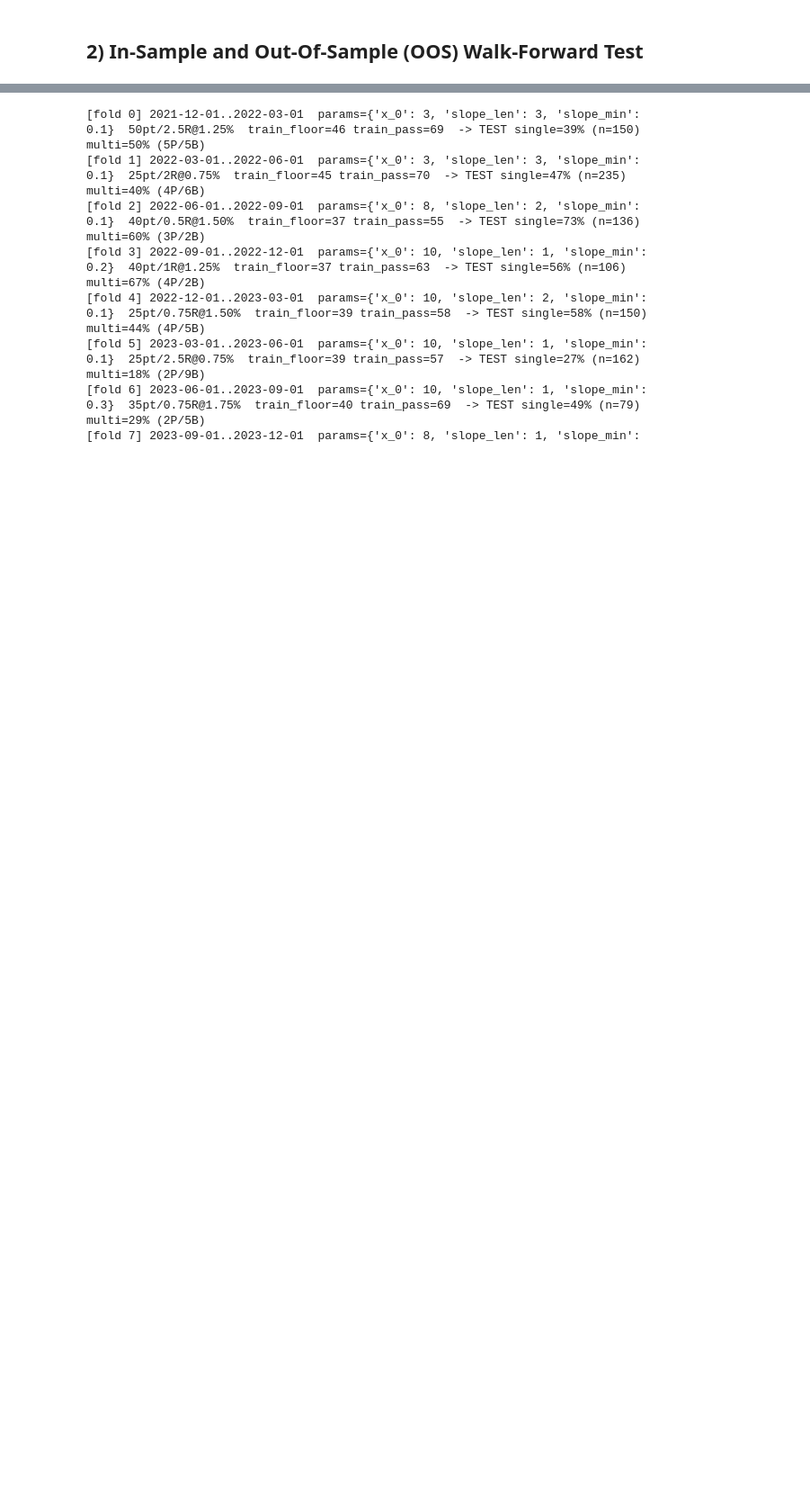
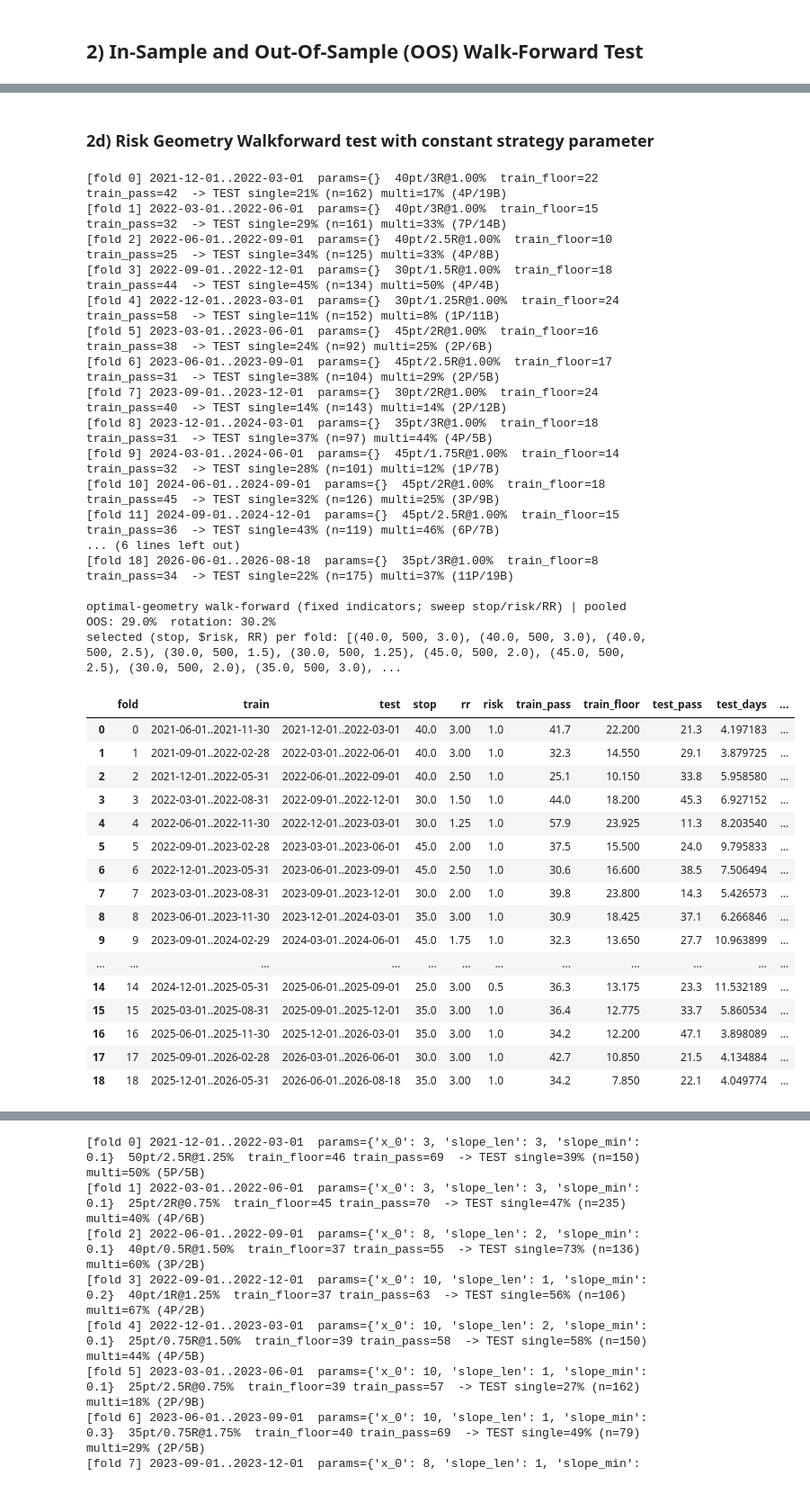
Before and after one commit to 2115hsun/Propfirm-Convex-Payoff-Analysis, a Jupyter notebook: Master Analysis/analysis_notebook_1 (updated 08.09.26).ipynb, the cells around one changed output, grey strips where cells are left out. Shown at 90% size. Saved outputs shown, nothing was run; the diff lists cells and outputs as text; code cells hidden in the pictures; blank space fills up the shorter version.

```diff
--- a/Master Analysis/analysis_notebook_1 (updated 08.09.26).ipynb
+++ b/Master Analysis/analysis_notebook_1 (updated 08.09.26).ipynb
@@ -100,9 +158,9 @@ STRATEGIES = {
 }
 # %%
 # ===================== THE ONLY CHOICES =====================
-STRATEGY   = "kernel_bos"          # <-- switch strategy here, one line
+STRATEGY   = "kernel_regime"          # <-- switch strategy here, one line
 FIRM       = get_firm("topstep")
-DATA_PATH  = "data/NQ.ohlcv-1m.parquet"
+DATA_PATH  = "data/NQ.ohlcv-1m (1).parquet"
 STOP_GRID  = [25, 30, 35, 40, 45, 50]                       # POINTS — the swept stop axis
 RR_GRID    = [0.5, 0.75, 1.0, 1.25, 1.5, 1.75, 2.0, 2.5, 2.75, 3.0]
 RISK_PCTS  = np.round(np.arange(0.25, 3.51, 0.25), 2)
@@ -195,0 +587,72 @@ PARAM_GRID = {
+# %% [markdown]
+### 2d) Risk Geometry Walkforward test with constant strategy parameter
+# %%
+FIXED_KR = dict(h=8.0, r=8.0, x_0=1, slope_len=3, slope_min=0.15, atr_len=14,
+                er_len=5, er_min=0.30, confirm_bars=1, src="close",
+                allow_long=True, allow_short=True,
+                filter_clear_prior=True, filter_displacement=False, disp_wick_frac=0.20,
+                min_body_pts=10.0,          # <- lowered from 15 (candles are small-point)
+                use_er=True,
+                use_slope=True,           # <- NEW: no slope gate/grey; direction from kernel flip
+                body_frac_prev=0.9,
+                check_next=True, min_gap_bars=5,
+                max_scan_bars=1,           # <- NEW: entry stays near the flip, not late
+                sess_start="09:30", sess_end="11:15")  # session inside strategy
+def factory_kregime(**swept):
+    return __import__("strategies.kernel_er", fromlist=["get_strategy"]).get_strategy(**{**FIXED_KR, **swept})
+
+PARAM_GRID_KR = {}                       # indicators fixed — nothing swept on the strategy
+STOP_GRID  = [20, 25, 30, 35, 40, 45]                        # swept
+RISK_PCTS  = [d / FIRM.start_balance * 100 for d in (200, 250, 500, 1000)]   # $200/$250/$500/$1000
+RR_GRID    = [0.5, 0.75, 1.0, 1.25, 1.5, 1.75, 2.0, 2.5, 3.0]   # swept
+
+bars_ks = load_ohlc(DATA_PATH, rth_only=False, timeframe="2min", tz="America/New_York")
+
+wf_rr = walk_forward(
+    FIRM, bars_ks, factory_kregime, PARAM_GRID_KR,
+    stop_grid=STOP_GRID, risk_pcts=RISK_PCTS, rr_grid=RR_GRID,
+    train_months=6, test_months=3, step_months=3, embargo_days=1,
+    max_hold=60, n_paths=1000, max_trades=300,
+    min_trades=120, min_trades_per_day=0.25, max_days_to_pass=MAX_DAYS_TO_PASS,
+    stage_a_top_n=1, selection="floor", multi_n_accounts=5, multi_max_days=25, seed=0)
+
+print(f"\noptimal-geometry walk-forward (fixed indicators; sweep stop/risk/RR) | pooled OOS: "
+      f"{wf_rr.pooled_test_pass_pct:.1f}%  rotation: {wf_rr.pooled_multi_pass_rate:.1f}%")
+print("selected (stop, $risk, RR) per fold:",
+      [(f.stop_points, round(f.risk_pct/100*FIRM.start_balance), f.rr) for f in wf_rr.folds])
+wf_rr.table()
+# %% [output]
+[fold 0] 2021-12-01..2022-03-01  params={}  40pt/3R@1.00%  train_floor=22 train_pass=42  -> TEST single=21% (n=162) multi=17% (4P/19B)
+[fold 1] 2022-03-01..2022-06-01  params={}  40pt/3R@1.00%  train_floor=15 train_pass=32  -> TEST single=29% (n=161) multi=33% (7P/14B)
+[fold 2] 2022-06-01..2022-09-01  params={}  40pt/2.5R@1.00%  train_floor=10 train_pass=25  -> TEST single=34% (n=125) multi=33% (4P/8B)
+[fold 3] 2022-09-01..2022-12-01  params={}  30pt/1.5R@1.00%  train_floor=18 train_pass=44  -> TEST single=45% (n=134) multi=50% (4P/4B)
+[fold 4] 2022-12-01..2023-03-01  params={}  30pt/1.25R@1.00%  train_floor=24 train_pass=58  -> TEST single=11% (n=152) multi=8% (1P/11B)
+[fold 5] 2023-03-01..2023-06-01  params={}  45pt/2R@1.00%  train_floor=16 train_pass=38  -> TEST single=24% (n=92) multi=25% (2P/6B)
+[fold 6] 2023-06-01..2023-09-01  params={}  45pt/2.5R@1.00%  train_floor=17 train_pass=31  -> TEST single=38% (n=104) multi=29% (2P/5B)
+[fold 7] 2023-09-01..2023-12-01  params={}  30pt/2R@1.00%  train_floor=24 train_pass=40  -> TEST single=14% (n=143) multi=14% (2P/12B)
+[fold 8] 2023-12-01..2024-03-01  params={}  35pt/3R@1.00%  train_floor=18 train_pass=31  -> TEST single=37% (n=97) multi=44% (4P/5B)
+[fold 9] 2024-03-01..2024-06-01  params={}  45pt/1.75R@1.00%  train_floor=14 train_pass=32  -> TEST single=28% (n=101) multi=12% (1P/7B)
+[fold 10] 2024-06-01..2024-09-01  params={}  45pt/2R@1.00%  train_floor=18 train_pass=45  -> TEST single=32% (n=126) multi=25% (3P/9B)
+[fold 11] 2024-09-01..2024-12-01  params={}  45pt/2.5R@1.00%  train_floor=15 train_pass=36  -> TEST single=43% (n=119) multi=46% (6P/7B)
+... (6 lines left out)
+[fold 18] 2026-06-01..2026-08-18  params={}  35pt/3R@1.00%  train_floor=8 train_pass=34  -> TEST single=22% (n=175) multi=37% (11P/19B)
+
+optimal-geometry walk-forward (fixed indicators; sweep stop/risk/RR) | pooled OOS: 29.0%  rotation: 30.2%
+selected (stop, $risk, RR) per fold: [(40.0, 500, 3.0), (40.0, 500, 3.0), (40.0, 500, 2.5), (30.0, 500, 1.5), (30.0, 500, 1.25), (45.0, 500, 2.0), (45.0, 500, 2.5), (30.0, 500, 2.0), (35.0, 500, 3.0), ...
+|  | fold | train | test | stop | rr | risk | train_pass | train_floor | test_pass | test_days | ... |
+| 0 | 0 | 2021-06-01..2021-11-30 | 2021-12-01..2022-03-01 | 40.0 | 3.00 | 1.0 | 41.7 | 22.200 | 21.3 | 4.197183 | ... |
+| 1 | 1 | 2021-09-01..2022-02-28 | 2022-03-01..2022-06-01 | 40.0 | 3.00 | 1.0 | 32.3 | 14.550 | 29.1 | 3.879725 | ... |
+| 2 | 2 | 2021-12-01..2022-05-31 | 2022-06-01..2022-09-01 | 40.0 | 2.50 | 1.0 | 25.1 | 10.150 | 33.8 | 5.958580 | ... |
+| 3 | 3 | 2022-03-01..2022-08-31 | 2022-09-01..2022-12-01 | 30.0 | 1.50 | 1.0 | 44.0 | 18.200 | 45.3 | 6.927152 | ... |
+| 4 | 4 | 2022-06-01..2022-11-30 | 2022-12-01..2023-03-01 | 30.0 | 1.25 | 1.0 | 57.9 | 23.925 | 11.3 | 8.203540 | ... |
+| 5 | 5 | 2022-09-01..2023-02-28 | 2023-03-01..2023-06-01 | 45.0 | 2.00 | 1.0 | 37.5 | 15.500 | 24.0 | 9.795833 | ... |
+| 6 | 6 | 2022-12-01..2023-05-31 | 2023-06-01..2023-09-01 | 45.0 | 2.50 | 1.0 | 30.6 | 16.600 | 38.5 | 7.506494 | ... |
+| 7 | 7 | 2023-03-01..2023-08-31 | 2023-09-01..2023-12-01 | 30.0 | 2.00 | 1.0 | 39.8 | 23.800 | 14.3 | 5.426573 | ... |
+| 8 | 8 | 2023-06-01..2023-11-30 | 2023-12-01..2024-03-01 | 35.0 | 3.00 | 1.0 | 30.9 | 18.425 | 37.1 | 6.266846 | ... |
+| 9 | 9 | 2023-09-01..2024-02-29 | 2024-03-01..2024-06-01 | 45.0 | 1.75 | 1.0 | 32.3 | 13.650 | 27.7 | 10.963899 | ... |
+| ... | ... | ... | ... | ... | ... | ... | ... | ... | ... | ... | ... |
+| 14 | 14 | 2024-12-01..2025-05-31 | 2025-06-01..2025-09-01 | 25.0 | 3.00 | 0.5 | 36.3 | 13.175 | 23.3 | 11.532189 | ... |
+| 15 | 15 | 2025-03-01..2025-08-31 | 2025-09-01..2025-12-01 | 35.0 | 3.00 | 1.0 | 36.4 | 12.775 | 33.7 | 5.860534 | ... |
+| 16 | 16 | 2025-06-01..2025-11-30 | 2025-12-01..2026-03-01 | 35.0 | 3.00 | 1.0 | 34.2 | 12.200 | 47.1 | 3.898089 | ... |
+| 17 | 17 | 2025-09-01..2026-02-28 | 2026-03-01..2026-06-01 | 30.0 | 3.00 | 1.0 | 42.7 | 10.850 | 21.5 | 4.134884 | ... |
+| 18 | 18 | 2025-12-01..2026-05-31 | 2026-06-01..2026-08-18 | 35.0 | 3.00 | 1.0 | 34.2 | 7.850 | 22.1 | 4.049774 | ... |
```
Also changed, not shown: parts of 52 cells of this notebook, 7 other files.
